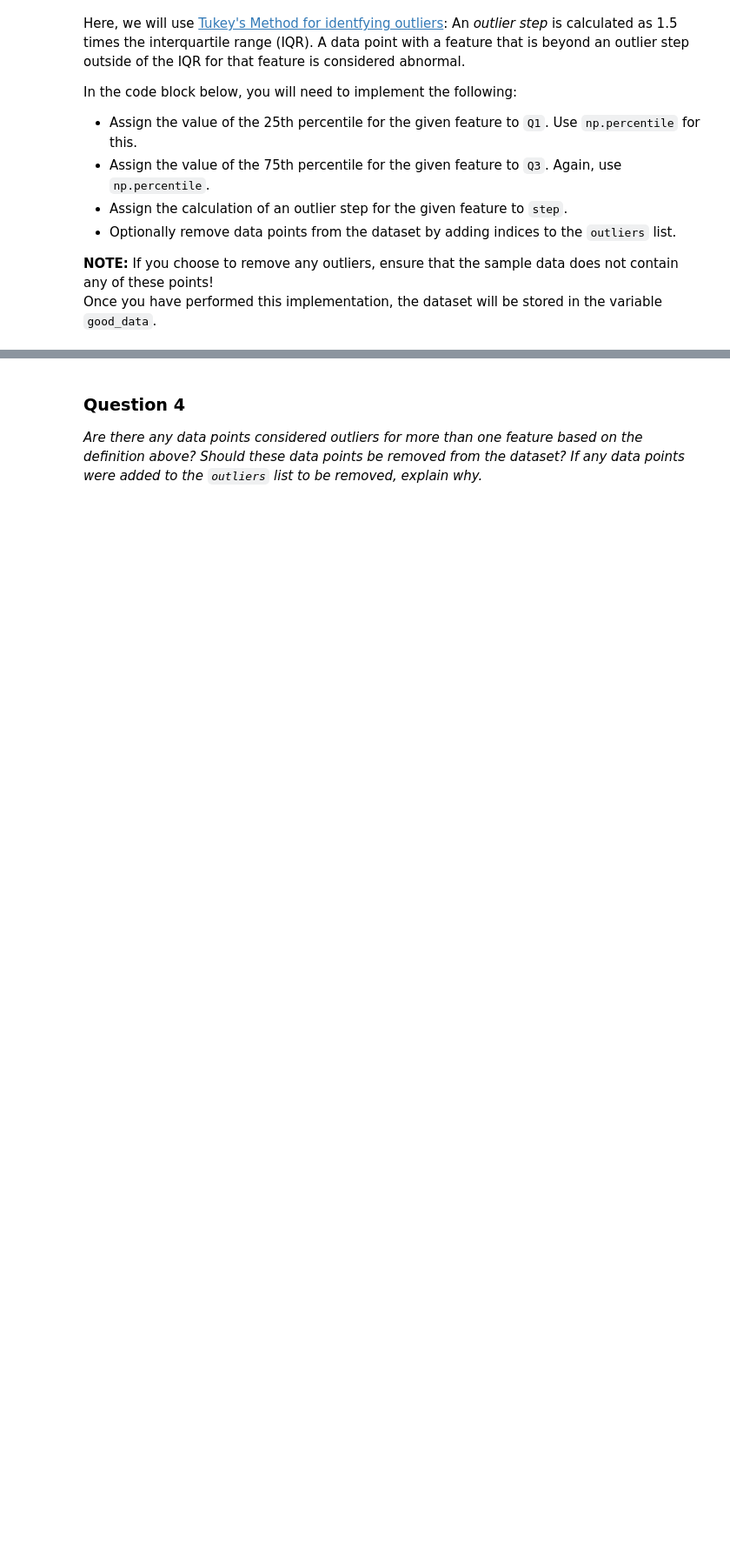
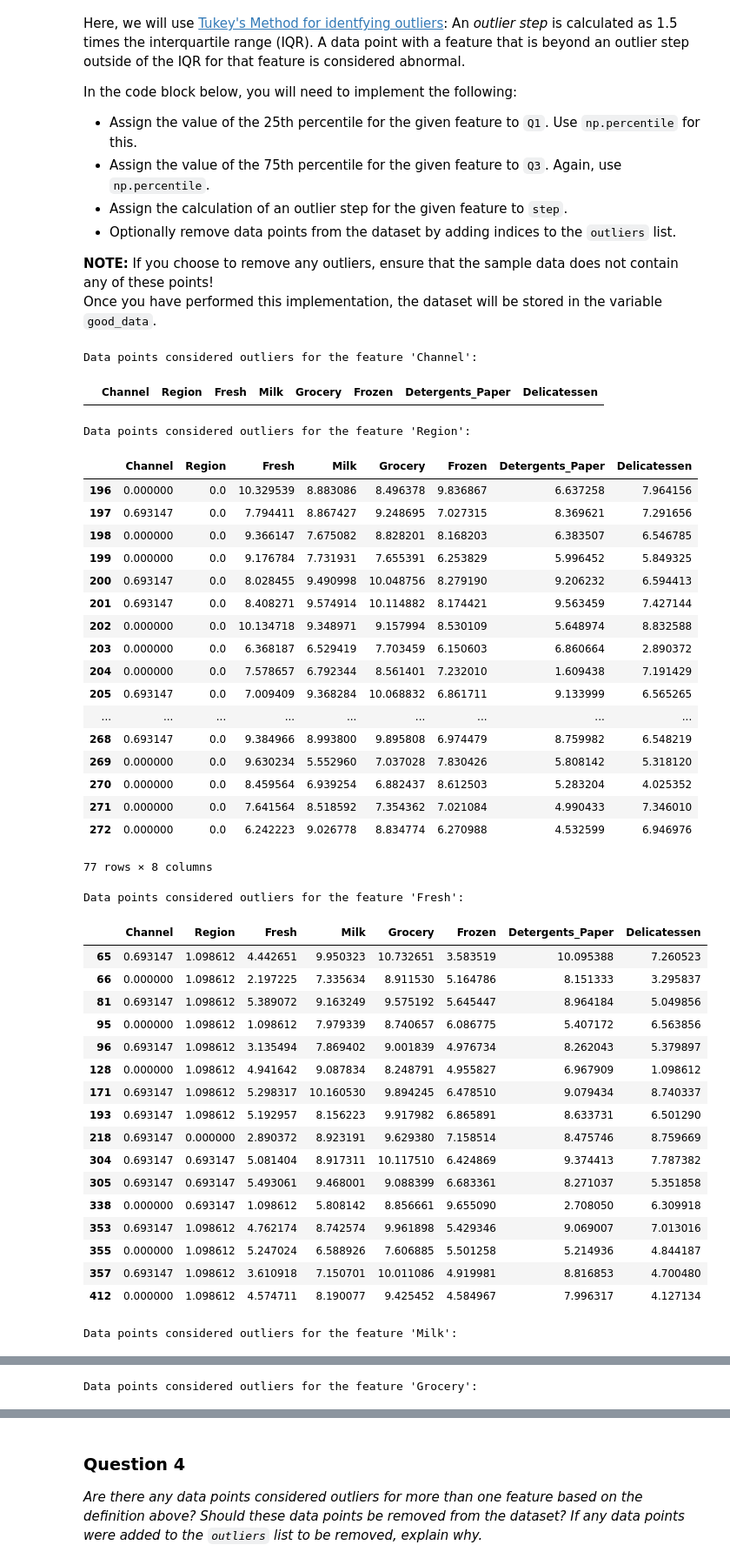
Before and after one commit to harderthan/machine-learning, a Jupyter notebook: projects/customer_segments/customer_segments.ipynb, the cells around one changed output, grey strips where cells are left out. Shown at 87% size. Saved outputs shown, nothing was run; the diff lists cells and outputs as text; code cells hidden in the pictures; blank space fills up the shorter version.

```diff
--- a/projects/customer_segments/customer_segments.ipynb
+++ b/projects/customer_segments/customer_segments.ipynb
@@ -161,22 +193,65 @@ Once you have performed this implementation, the dataset will be stored in the v
 # %%
 # For each feature find the data points with extreme high or low values
 for feature in log_data.keys():
 
     # TODO: Calculate Q1 (25th percentile of the data) for the given feature
-    Q1 = None
+    Q1 = np.percentile(log_data[feature], 25)
 
     # TODO: Calculate Q3 (75th percentile of the data) for the given feature
-    Q3 = None
+    Q3 = np.percentile(log_data[feature], 75)
 
     # TODO: Use the interquartile range to calculate an outlier step (1.5 times the interquartile range)
-    step = None
+    step = (Q3 - Q1) * 1.5
 
     # Display the outliers
     print "Data points considered outliers for the feature '{}':".format(feature)
     display(log_data[~((log_data[feature] >= Q1 - step) & (log_data[feature] <= Q3 + step))])
 
 # OPTIONAL: Select the indices for data points you wish to remove
 outliers  = []
 
 # Remove the outliers, if any were specified
 good_data = log_data.drop(log_data.index[outliers]).reset_index(drop = True)
+
+# display(log_data)
+# %% [output]
+Data points considered outliers for the feature 'Channel':
+|  | Channel | Region | Fresh | Milk | Grocery | Frozen | Detergents_Paper | Delicatessen |
+Data points considered outliers for the feature 'Region':
+|  | Channel | Region | Fresh | Milk | Grocery | Frozen | Detergents_Paper | Delicatessen |
+| 196 | 0.000000 | 0.0 | 10.329539 | 8.883086 | 8.496378 | 9.836867 | 6.637258 | 7.964156 |
+| 197 | 0.693147 | 0.0 | 7.794411 | 8.867427 | 9.248695 | 7.027315 | 8.369621 | 7.291656 |
+| 198 | 0.000000 | 0.0 | 9.366147 | 7.675082 | 8.828201 | 8.168203 | 6.383507 | 6.546785 |
+| 199 | 0.000000 | 0.0 | 9.176784 | 7.731931 | 7.655391 | 6.253829 | 5.996452 | 5.849325 |
+| 200 | 0.693147 | 0.0 | 8.028455 | 9.490998 | 10.048756 | 8.279190 | 9.206232 | 6.594413 |
+| 201 | 0.693147 | 0.0 | 8.408271 | 9.574914 | 10.114882 | 8.174421 | 9.563459 | 7.427144 |
+| 202 | 0.000000 | 0.0 | 10.134718 | 9.348971 | 9.157994 | 8.530109 | 5.648974 | 8.832588 |
+| 203 | 0.000000 | 0.0 | 6.368187 | 6.529419 | 7.703459 | 6.150603 | 6.860664 | 2.890372 |
+| 204 | 0.000000 | 0.0 | 7.578657 | 6.792344 | 8.561401 | 7.232010 | 1.609438 | 7.191429 |
+| 205 | 0.693147 | 0.0 | 7.009409 | 9.368284 | 10.068832 | 6.861711 | 9.133999 | 6.565265 |
+| ... | ... | ... | ... | ... | ... | ... | ... | ... |
+| 268 | 0.693147 | 0.0 | 9.384966 | 8.993800 | 9.895808 | 6.974479 | 8.759982 | 6.548219 |
+| 269 | 0.000000 | 0.0 | 9.630234 | 5.552960 | 7.037028 | 7.830426 | 5.808142 | 5.318120 |
+| 270 | 0.000000 | 0.0 | 8.459564 | 6.939254 | 6.882437 | 8.612503 | 5.283204 | 4.025352 |
+| 271 | 0.000000 | 0.0 | 7.641564 | 8.518592 | 7.354362 | 7.021084 | 4.990433 | 7.346010 |
+| 272 | 0.000000 | 0.0 | 6.242223 | 9.026778 | 8.834774 | 6.270988 | 4.532599 | 6.946976 |
+77 rows × 8 columns
+Data points considered outliers for the feature 'Fresh':
+|  | Channel | Region | Fresh | Milk | Grocery | Frozen | Detergents_Paper | Delicatessen |
+| 65 | 0.693147 | 1.098612 | 4.442651 | 9.950323 | 10.732651 | 3.583519 | 10.095388 | 7.260523 |
+| 66 | 0.000000 | 1.098612 | 2.197225 | 7.335634 | 8.911530 | 5.164786 | 8.151333 | 3.295837 |
+| 81 | 0.693147 | 1.098612 | 5.389072 | 9.163249 | 9.575192 | 5.645447 | 8.964184 | 5.049856 |
+| 95 | 0.000000 | 1.098612 | 1.098612 | 7.979339 | 8.740657 | 6.086775 | 5.407172 | 6.563856 |
+| 96 | 0.693147 | 1.098612 | 3.135494 | 7.869402 | 9.001839 | 4.976734 | 8.262043 | 5.379897 |
+| 128 | 0.000000 | 1.098612 | 4.941642 | 9.087834 | 8.248791 | 4.955827 | 6.967909 | 1.098612 |
+| 171 | 0.693147 | 1.098612 | 5.298317 | 10.160530 | 9.894245 | 6.478510 | 9.079434 | 8.740337 |
+| 193 | 0.693147 | 1.098612 | 5.192957 | 8.156223 | 9.917982 | 6.865891 | 8.633731 | 6.501290 |
+| 218 | 0.693147 | 0.000000 | 2.890372 | 8.923191 | 9.629380 | 7.158514 | 8.475746 | 8.759669 |
+| 304 | 0.693147 | 0.693147 | 5.081404 | 8.917311 | 10.117510 | 6.424869 | 9.374413 | 7.787382 |
+| 305 | 0.693147 | 0.693147 | 5.493061 | 9.468001 | 9.088399 | 6.683361 | 8.271037 | 5.351858 |
+| 338 | 0.000000 | 0.693147 | 1.098612 | 5.808142 | 8.856661 | 9.655090 | 2.708050 | 6.309918 |
+| 353 | 0.693147 | 1.098612 | 4.762174 | 8.742574 | 9.961898 | 5.429346 | 9.069007 | 7.013016 |
+| 355 | 0.000000 | 1.098612 | 5.247024 | 6.588926 | 7.606885 | 5.501258 | 5.214936 | 4.844187 |
+| 357 | 0.693147 | 1.098612 | 3.610918 | 7.150701 | 10.011086 | 4.919981 | 8.816853 | 4.700480 |
+| 412 | 0.000000 | 1.098612 | 4.574711 | 8.190077 | 9.425452 | 4.584967 | 7.996317 | 4.127134 |
+Data points considered outliers for the feature 'Milk':
@@ -182,0 +263 @@ good_data = log_data.drop(log_data.index[outliers]).reset_index(drop = True)
+Data points considered outliers for the feature 'Grocery':
```
Also changed, not shown: parts of 16 cells of this notebook.
